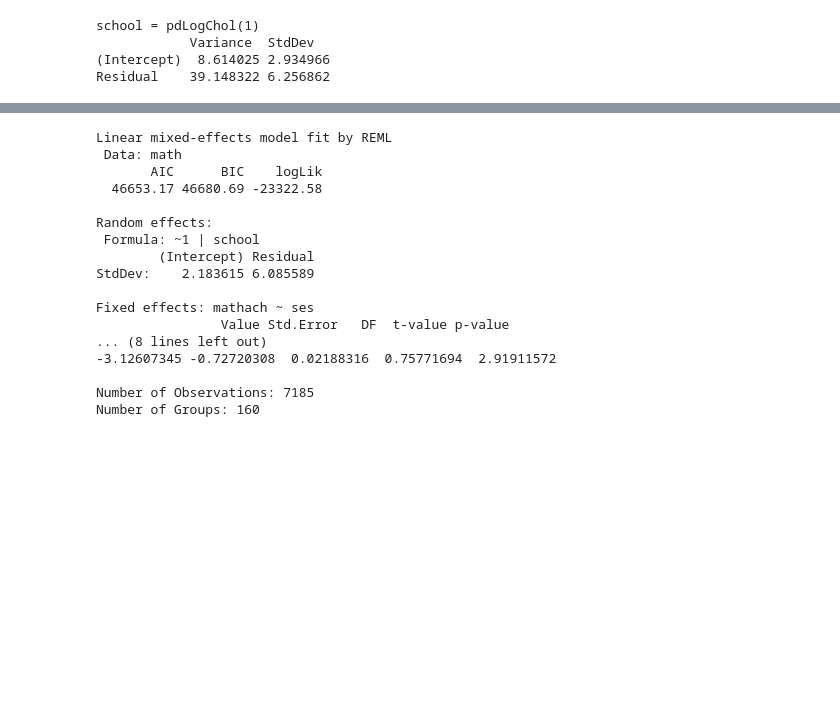
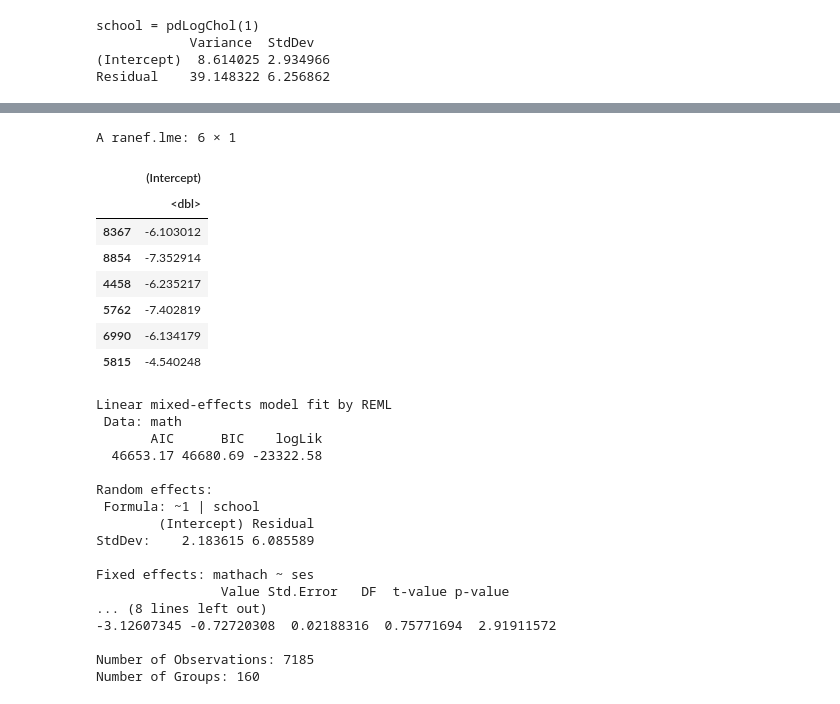
Before and after one commit to Ronggui/SOCI620004, a Jupyter notebook: Linear Mixed Model.ipynb, the cells around one changed output, grey strips where cells are left out. Drawn from its saved outputs; the diff is of its cells as text; code cells hidden in the pictures; blank space fills up the shorter version.

```diff
--- a/Linear Mixed Model.ipynb
+++ b/Linear Mixed Model.ipynb
@@ -141,3 +155,15 @@ Residual    39.148322 6.256862
+# %%
+head(ranef(mod))
+# %% [output]
+A ranef.lme: 6 × 1
+|  | (Intercept) |
+|  | <dbl> |
+| 8367 | -6.103012 |
+| 8854 | -7.352914 |
+| 4458 | -6.235217 |
+| 5762 | -7.402819 |
+| 6990 | -6.134179 |
+| 5815 | -4.540248 |
 # %%
 summary(lme(fixed=mathach ~ ses, data=math, random = ~1|school))
 # %% [output]
```
Also changed, not shown: parts of 27 cells of this notebook, 1 other file.
